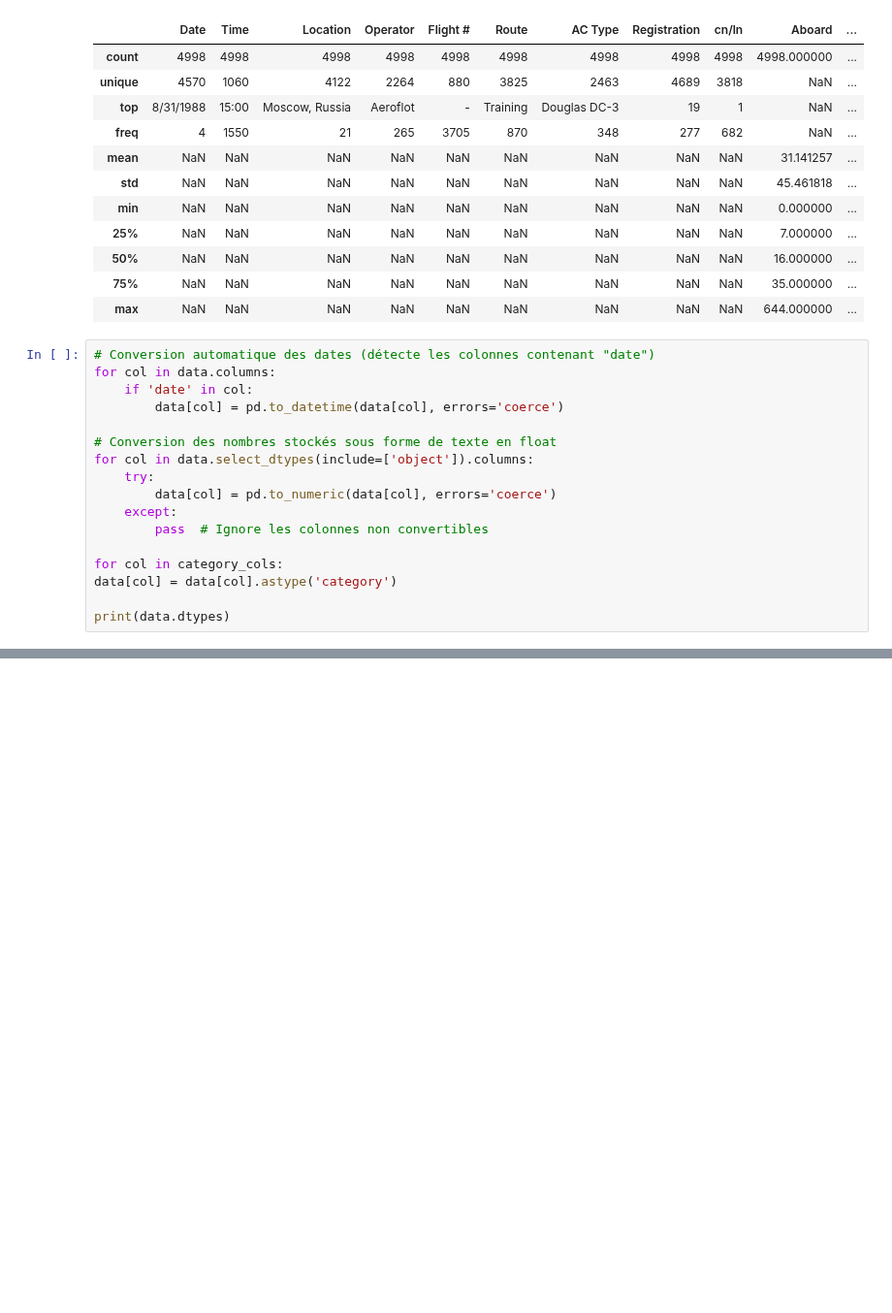
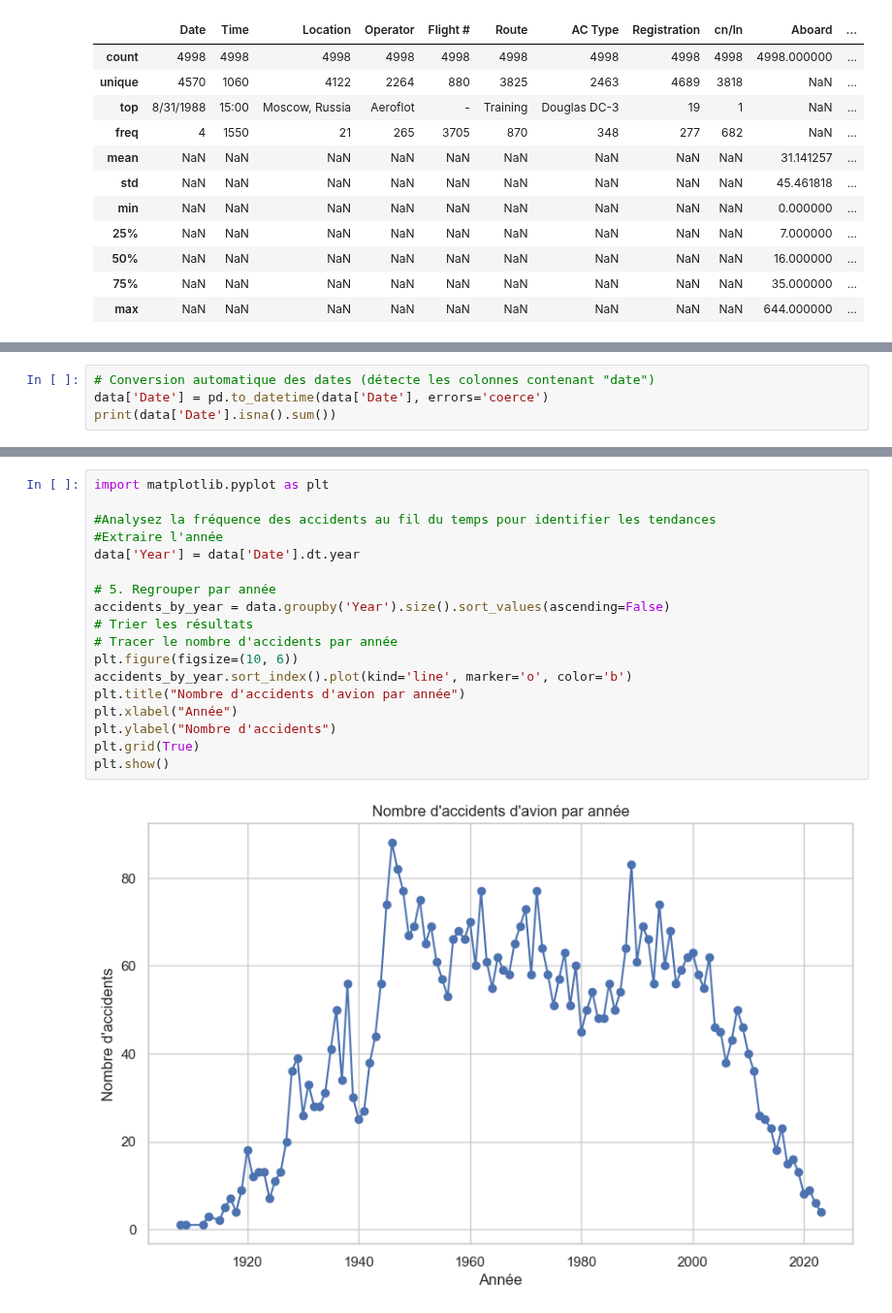
Before and after one commit to imajdadi/GenAiMachineBootcamp, a Jupyter notebook: GenAiMachineBootcamp/Week3/Day3/DailyCh/Daily.ipynb, the cells around one changed output, grey strips where cells are left out. Shown at 97% size. Cells and saved outputs as stored; diff of their text form; blank space fills up the shorter version.

```diff
--- a/GenAiMachineBootcamp/Week3/Day3/DailyCh/Daily.ipynb
+++ b/GenAiMachineBootcamp/Week3/Day3/DailyCh/Daily.ipynb
@@ -78,20 +80,3 @@ detailed
 | 50% | NaN | NaN | NaN | NaN | NaN | NaN | NaN | NaN | NaN | 16.000000 | ... |
 | 75% | NaN | NaN | NaN | NaN | NaN | NaN | NaN | NaN | NaN | 35.000000 | ... |
 | max | NaN | NaN | NaN | NaN | NaN | NaN | NaN | NaN | NaN | 644.000000 | ... |
-# %%
-# Conversion automatique des dates (détecte les colonnes contenant "date")
-for col in data.columns:
-    if 'date' in col:
-        data[col] = pd.to_datetime(data[col], errors='coerce')
-
-# Conversion des nombres stockés sous forme de texte en float
-for col in data.select_dtypes(include=['object']).columns:
-    try:
-        data[col] = pd.to_numeric(data[col], errors='coerce')
-    except:
-        pass  # Ignore les colonnes non convertibles
-
-for col in category_cols:
-data[col] = data[col].astype('category')
-
-print(data.dtypes)
@@ -116,0 +83,4 @@ dtype: object
+# %%
+# Conversion automatique des dates (détecte les colonnes contenant "date")
+data['Date'] = pd.to_datetime(data['Date'], errors='coerce')
+print(data['Date'].isna().sum())
@@ -116,0 +141,20 @@ dtype: object
+# %%
+import matplotlib.pyplot as plt
+
+#Analysez la fréquence des accidents au fil du temps pour identifier les tendances
+#Extraire l'année
+data['Year'] = data['Date'].dt.year
+
+# 5. Regrouper par année
+accidents_by_year = data.groupby('Year').size().sort_values(ascending=False)
+# Trier les résultats
+# Tracer le nombre d'accidents par année
+plt.figure(figsize=(10, 6))
+accidents_by_year.sort_index().plot(kind='line', marker='o', color='b')
+plt.title("Nombre d'accidents d'avion par année")
+plt.xlabel("Année")
+plt.ylabel("Nombre d'accidents")
+plt.grid(True)
+plt.show()
+# %% [output]
+[figure, added]
```
Also changed, not shown: parts of 8 cells of this notebook.
